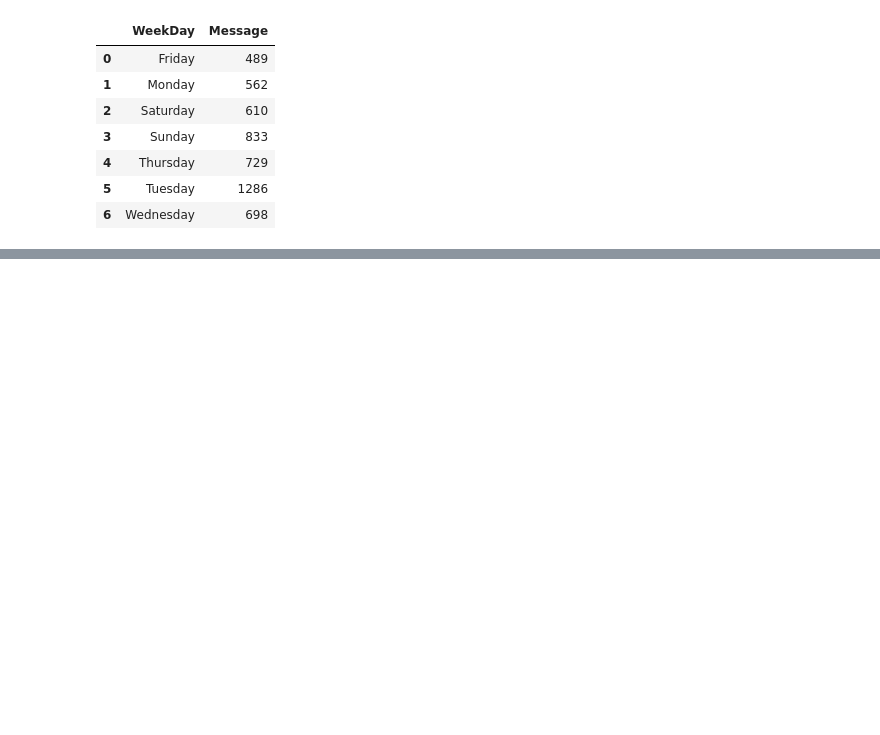
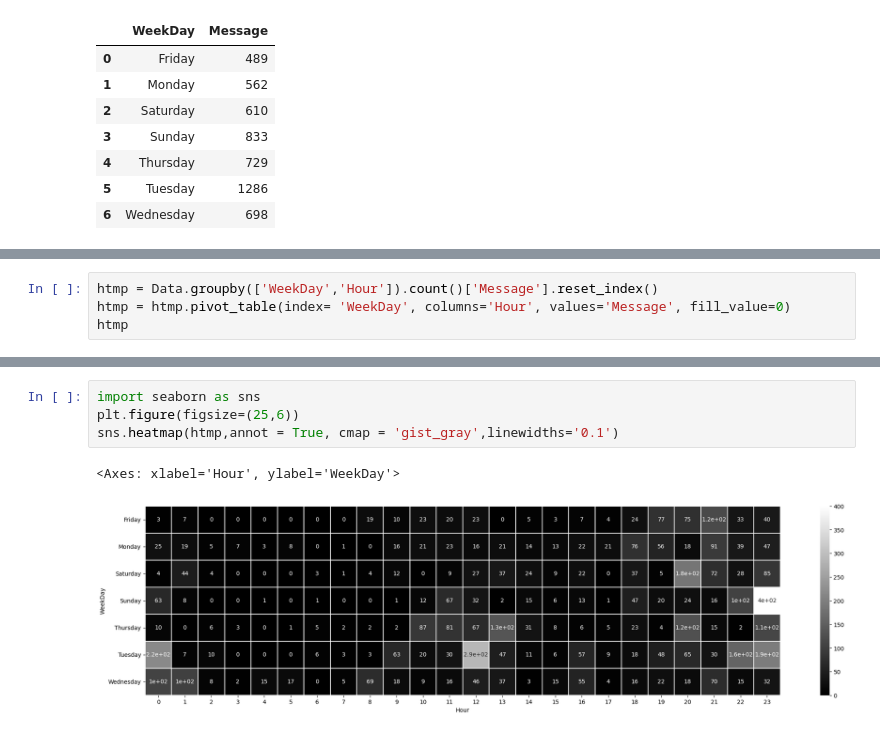
Before and after one commit to mr-ayush-agrawal/WhatsApp_Chat_Analyser, a Jupyter notebook: Analysing.ipynb, the cells around one changed output, grey strips where cells are left out. Saved outputs shown, nothing was run; the diff lists cells and outputs as text; blank space fills up the shorter version.

Commit message:
Heatmap Analysis

```diff
--- a/Analysing.ipynb
+++ b/Analysing.ipynb
@@ -369,0 +379,4 @@ Data.groupby('WeekDay').count()['Message'].reset_index()
+# %%
+htmp = Data.groupby(['WeekDay','Hour']).count()['Message'].reset_index()
+htmp = htmp.pivot_table(index= 'WeekDay', columns='Hour', values='Message', fill_value=0)
+htmp
@@ -369,0 +402,7 @@ Data.groupby('WeekDay').count()['Message'].reset_index()
+# %%
+import seaborn as sns
+plt.figure(figsize=(25,6))
+sns.heatmap(htmp,annot = True, cmap = 'gist_gray',linewidths='0.1')
+# %% [output]
+<Axes: xlabel='Hour', ylabel='WeekDay'>
+[figure, added]
```
Also changed, not shown: parts of 8 cells of this notebook, 2 other files.
